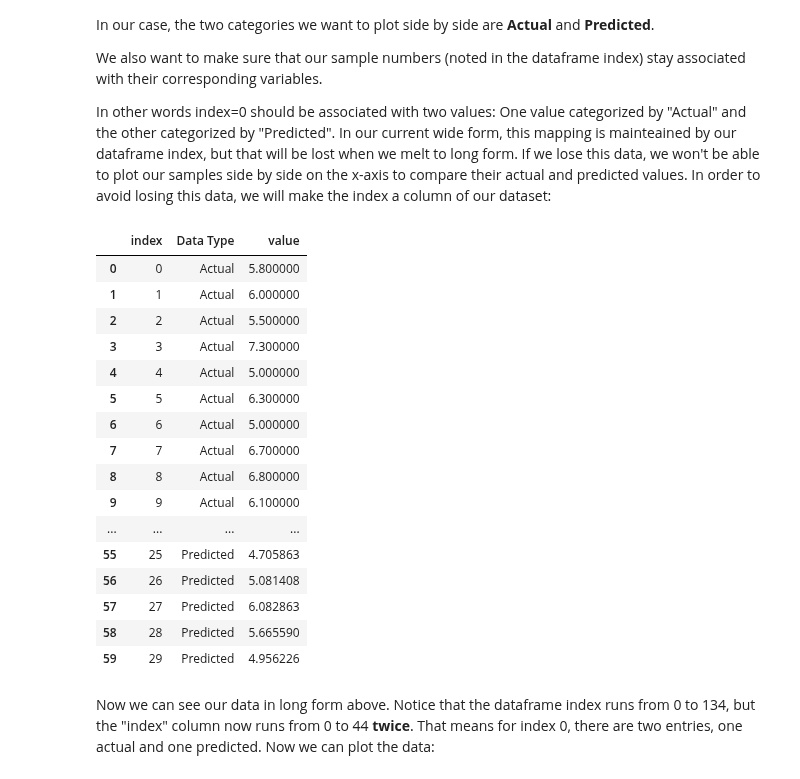
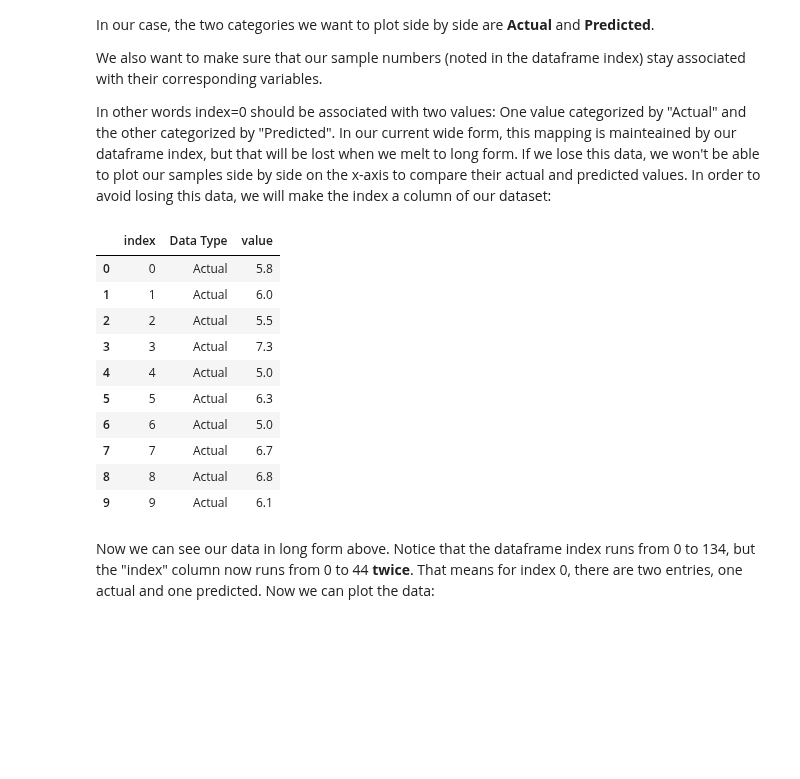
Before and after one commit to wcneill/ml-from-scratch, a Jupyter notebook: jupyter_practice/linear_regression_02.ipynb, the cells around one changed output. Drawn from its saved outputs; the diff is of its cells as text; code cells hidden in the pictures; blank space fills up the shorter version.

```diff
--- a/jupyter_practice/linear_regression_02.ipynb
+++ b/jupyter_practice/linear_regression_02.ipynb
@@ -166,25 +166,19 @@ In other words index=0 should be associated with two values: One value categoriz
 # %%
 df = df.reset_index()
 df_melted = df.melt(id_vars='index', var_name='Data Type')
-df_melted
+df_melted.head(10)
 # %% [output]
 |  | index | Data Type | value |
-| 0 | 0 | Actual | 5.800000 |
-| 1 | 1 | Actual | 6.000000 |
-| 2 | 2 | Actual | 5.500000 |
-| 3 | 3 | Actual | 7.300000 |
-| 4 | 4 | Actual | 5.000000 |
-| 5 | 5 | Actual | 6.300000 |
-| 6 | 6 | Actual | 5.000000 |
-| 7 | 7 | Actual | 6.700000 |
-| 8 | 8 | Actual | 6.800000 |
-| 9 | 9 | Actual | 6.100000 |
-| ... | ... | ... | ... |
-| 55 | 25 | Predicted | 4.705863 |
-| 56 | 26 | Predicted | 5.081408 |
-| 57 | 27 | Predicted | 6.082863 |
-| 58 | 28 | Predicted | 5.665590 |
-| 59 | 29 | Predicted | 4.956226 |
+| 0 | 0 | Actual | 5.8 |
+| 1 | 1 | Actual | 6.0 |
+| 2 | 2 | Actual | 5.5 |
+| 3 | 3 | Actual | 7.3 |
+| 4 | 4 | Actual | 5.0 |
+| 5 | 5 | Actual | 6.3 |
+| 6 | 6 | Actual | 5.0 |
+| 7 | 7 | Actual | 6.7 |
+| 8 | 8 | Actual | 6.8 |
+| 9 | 9 | Actual | 6.1 |
 # %% [markdown]
 Now we can see our data in long form above. Notice that the dataframe index runs from 0 to 134, but the "index" column now runs from 0 to 44 __twice__. That means for index 0, there are two entries, one actual and one predicted. Now we can plot the data:
 # %%
```
Also changed, not shown: parts of 3 cells of this notebook, 1 other file.
